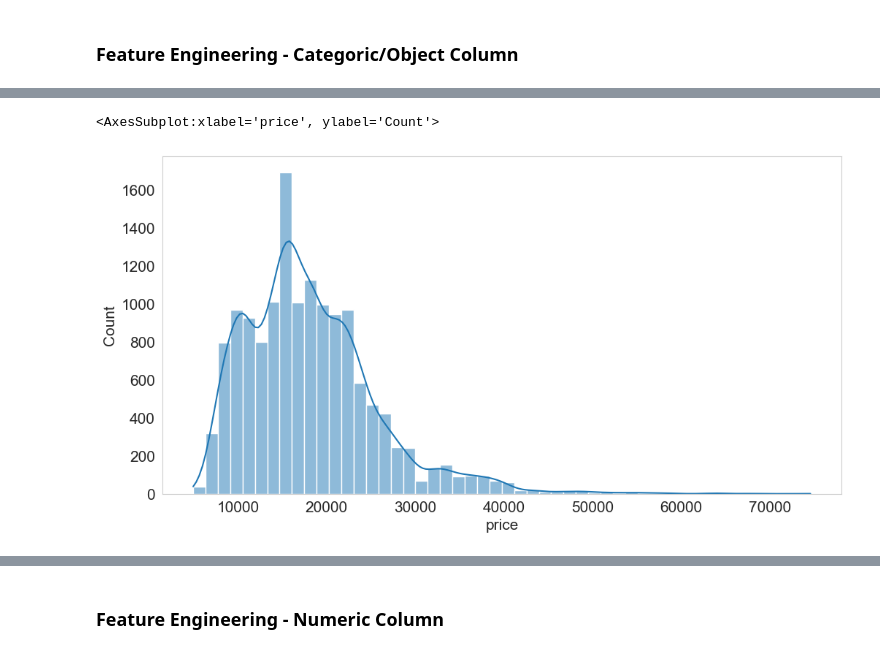
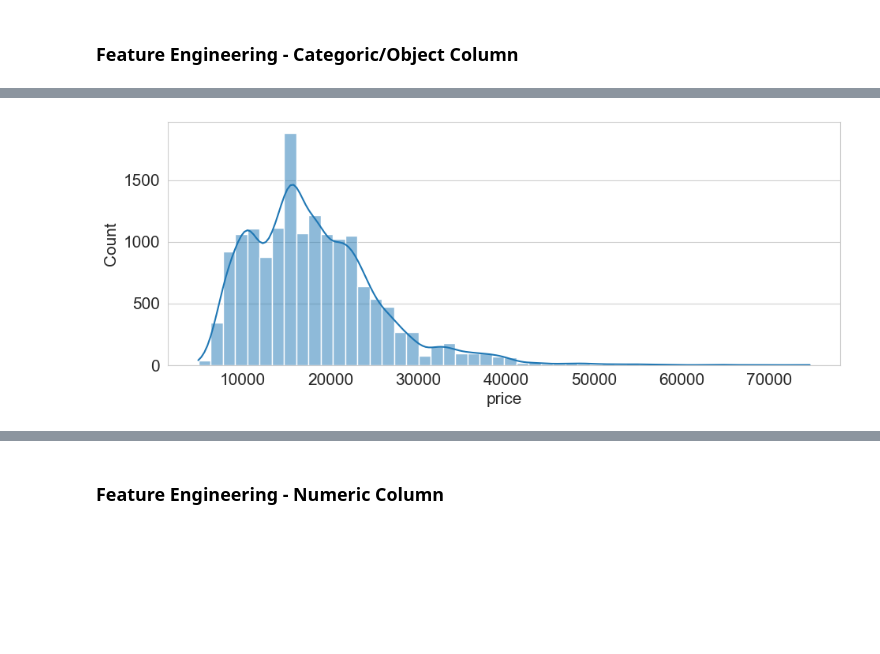
Before and after one commit to celik-muhammed/ML-Autoscout-Car-Price-Prediction-Project, a Jupyter notebook: ML-AutoScout_Multiple_Linear_Regression_with_Regularization_Part-4.ipynb, the cells around one changed output, grey strips where cells are left out. Cells and saved outputs as stored; diff of their text form; code cells hidden in the pictures; blank space fills up the shorter version.

```diff
--- a/ML-AutoScout_Multiple_Linear_Regression_with_Regularization_Part-4.ipynb
+++ b/ML-AutoScout_Multiple_Linear_Regression_with_Regularization_Part-4.ipynb
@@ -239,5 +251,6 @@ df.shape
 # %%
+plt.subplots(figsize=(11,4))
 sns.histplot(df['price'], bins=50, kde=True)
+plt.grid(axis='y')
 # %% [output]
-<AxesSubplot:xlabel='price', ylabel='Count'>
-[figure, old version]
+[figure, new version]
```
Also changed, not shown: parts of 262 cells of this notebook, 1 other file.
